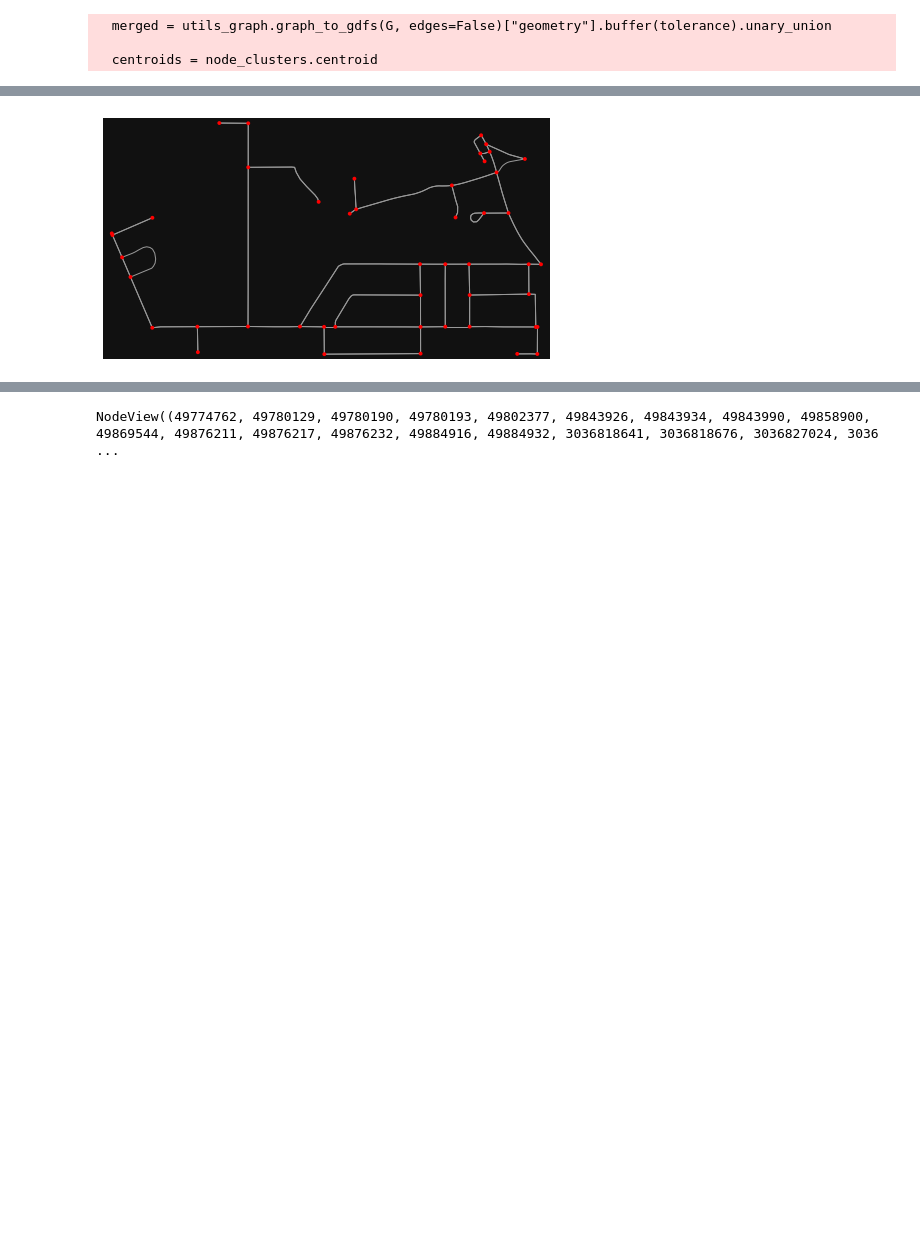
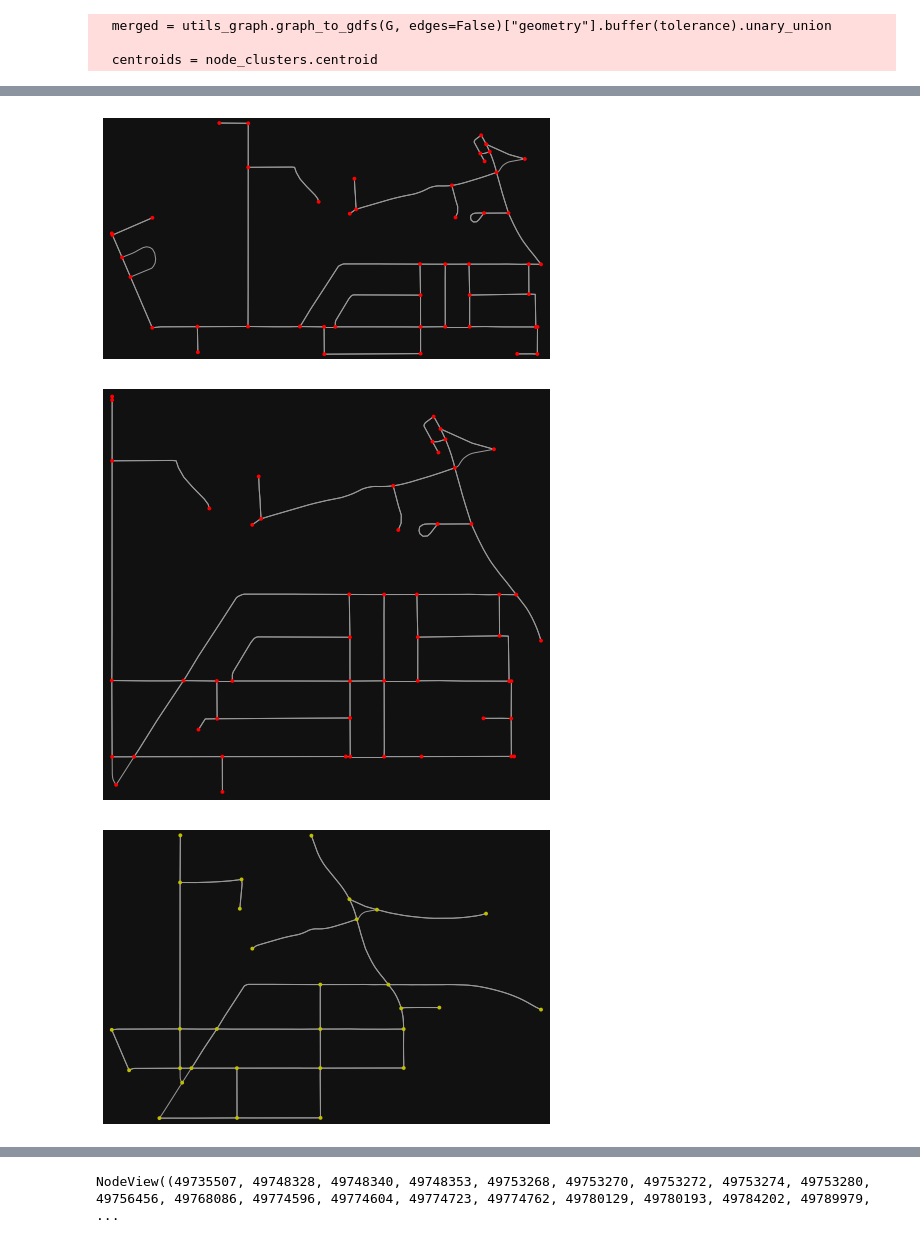
Before and after one commit to Monty2211/Optimal-City-Resource-Deployment-and-Path-Planning-with-Multiple-City-Agencies, a Jupyter notebook: SnowPlow/OSMnx.ipynb, the cells around one changed output, grey strips where cells are left out. Saved outputs shown, nothing was run; the diff lists cells and outputs as text; code cells hidden in the pictures; blank space fills up the shorter version.

```diff
--- a/SnowPlow/OSMnx.ipynb
+++ b/SnowPlow/OSMnx.ipynb
@@ -31,9 +45,32 @@ fig, ax = ox.plot_graph(G, node_color="r")
 # %%
 # define a bounding box in DC
 north, south, east, west = 38.937679, 38.941212, -77.075133, -77.066525
 
+north1, south1, east1, west1 = 38.941243, 38.936841, -77.072454, -77.066446
+
 # create network from that bounding box
 G = ox.graph_from_bbox(north, south, east, west, network_type="drive_service")
-fig, ax = ox.plot_graph(G, node_color="r")
+G0 = ox.graph_from_bbox(north1, south1, east1, west1, network_type="drive_service")
+G1 = ox.graph.graph_from_bbox(north1, south1, east1, west1, network_type='drive',
+                              simplify=True, retain_all=True, truncate_by_edge=True,
+                              clean_periphery=True, custom_filter=None)
+G2 = ox.graph.graph_from_bbox(north1, south1, east1, west1, network_type='drive',
+                              simplify=True, retain_all=False, truncate_by_edge=True,
+                              clean_periphery=True, custom_filter=None)
+
+# G3 = ox.graph.graph_from_bbox(north1, south1, east1, west1, network_type='drive',
+#                               simplify=False, retain_all=True, truncate_by_edge=True,
+#                               clean_periphery=True, custom_filter=None)
+# G4 = ox.graph.graph_from_bbox(north1, south1, east1, west1, network_type='drive',
+#                               simplify=False, retain_all=False, truncate_by_edge=True,
+#                               clean_periphery=True, custom_filter=None)
+fig, ax = ox.plot_graph(G, node_color="r") #Big box unsimplified
+fig, ax = ox.plot_graph(G0, node_color="r") #Choosing a smaller box
+fig, ax = ox.plot_graph(G1, node_color="y") #Simplifying the small box
+fig, ax = ox.plot_graph(G2, node_color="r") #Checking if all the key points are retained or not (just a trial thing)
+# fig, ax = ox.plot_graph(G3, node_color="y")
+# fig, ax = ox.plot_graph(G4, node_color="r")
 # %% [output]
 [figure]
+[figure, added]
+[figure, added]
@@ -40,5 +78,5 @@ fig, ax = ox.plot_graph(G, node_color="r")
 # %%
-G.nodes
+G1.nodes
 # %% [output]
-NodeView((49774762, 49780129, 49780190, 49780193, 49802377, 49843926, 49843934, 49843990, 49858900, 49869544, 49876211, 49876217, 49876232, 49884916, 49884932, 3036818641, 3036818676, 3036827024, 3036 ...
+NodeView((49735507, 49748328, 49748340, 49748353, 49753268, 49753270, 49753272, 49753274, 49753280, 49756456, 49768086, 49774596, 49774604, 49774723, 49774762, 49780129, 49780193, 49784202, 49789979,  ...
 # %%
```
Also changed, not shown: parts of 31 cells of this notebook.
